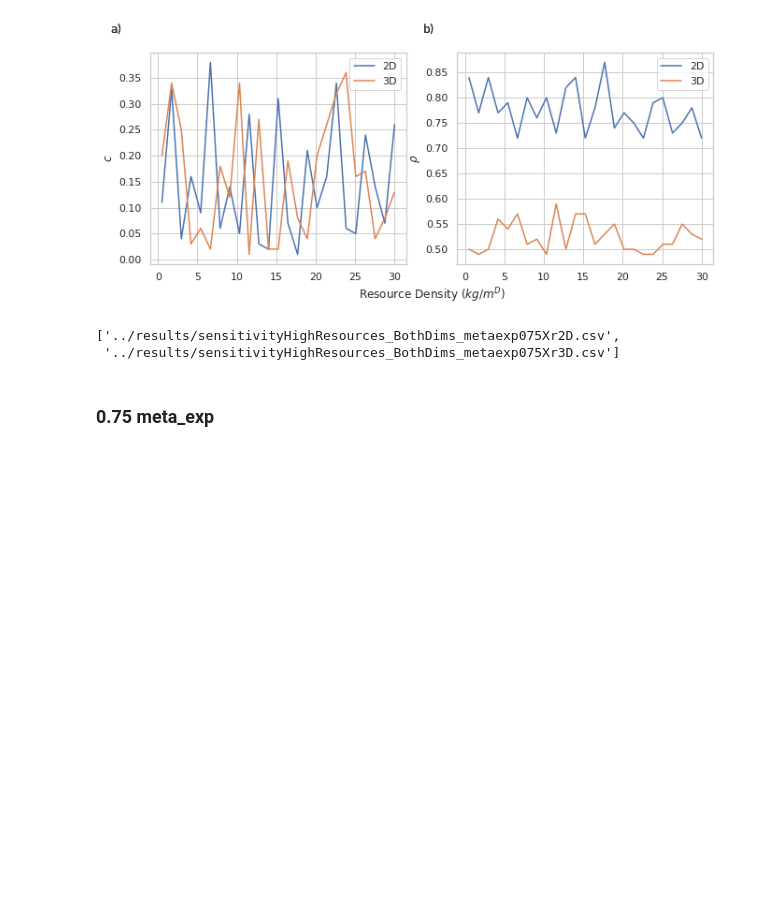
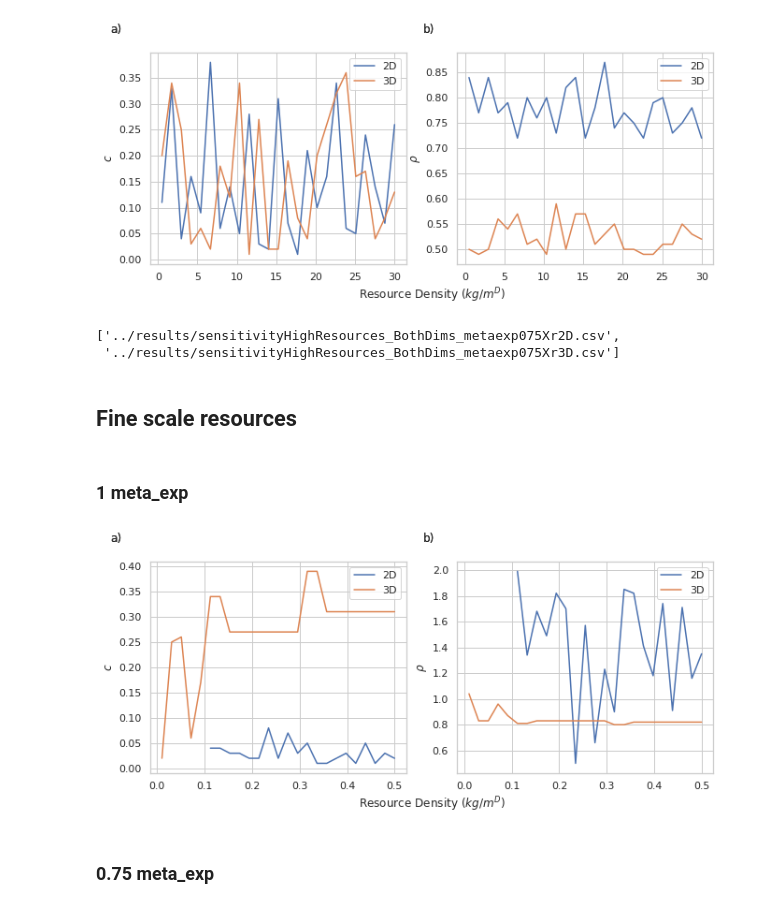
Before and after one commit to Don-Burns/Masters_Project, a Jupyter notebook: code/Sensitivity_Plots.ipynb, the cells around one changed output. Saved outputs shown, nothing was run; the diff lists cells and outputs as text; code cells hidden in the pictures; blank space fills up the shorter version.

Commit message:
Added missing fine resolution resource plot for meta_exp 1

```diff
--- a/code/Sensitivity_Plots.ipynb
+++ b/code/Sensitivity_Plots.ipynb
@@ -437,6 +437,16 @@ file_list
 # show_data(file_list)
 # %%
 # show_data(file_list)
+# %% [markdown]
+## Fine scale resources
+# %% [markdown]
+### 1 meta_exp
+# %%
+file_list = make_file_list(directory, ["Xr"], dimensions, LowResBoth1)
+plot_file_list(file_list, "Resource Density ($kg/m^D$)")
+plt.savefig("../results/Sens_Resource_Density_exp1_fine.pdf")
+# %% [output]
+[figure, added]
 # %% [markdown]
 ### 0.75 meta_exp
 # %%
```
Also changed, not shown: parts of 1 cell of this notebook.
